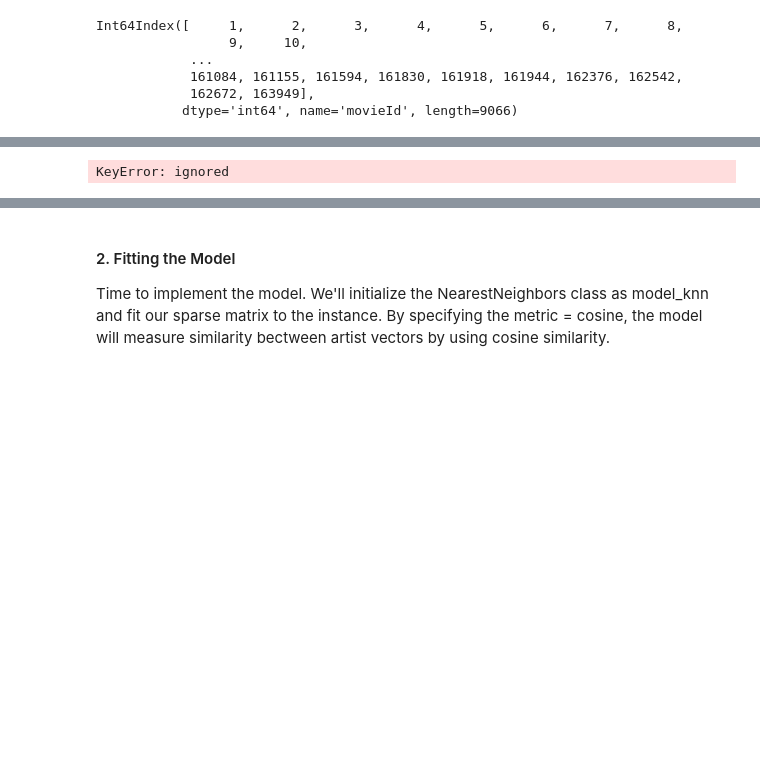
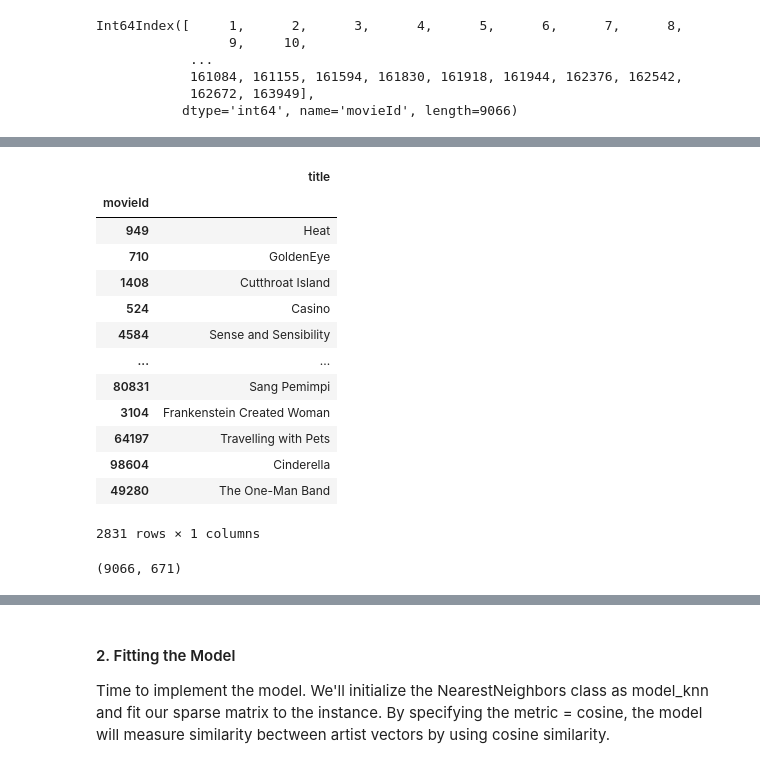
Before and after one commit to duybluemind1988/Data-science, a Jupyter notebook: Recommendation/CF_movie_recommendation_using_KNN_ALS_Keras.ipynb, the cells around one changed output, grey strips where cells are left out. Cells and saved outputs as stored; diff of their text form; code cells hidden in the pictures; blank space fills up the shorter version.

```diff
--- a/Recommendation/CF_movie_recommendation_using_KNN_ALS_Keras.ipynb
+++ b/Recommendation/CF_movie_recommendation_using_KNN_ALS_Keras.ipynb
@@ -512,0 +565,19 @@ Int64Index([     1,      2,      3,      4,      5,      6,      7,      8,
+# %%
+# find name movie in df_movies (45000) from movie_user_mat (9066)
+id_movie_df=df_movies[df_movies.index.isin(movie_user_mat.index)]
+id_movie_df
+# %% [output]
+|  | title |
+| movieId |  |
+| 949 | Heat |
+| 710 | GoldenEye |
+| 1408 | Cutthroat Island |
+| 524 | Casino |
+| 4584 | Sense and Sensibility |
+| ... | ... |
+| 80831 | Sang Pemimpi |
+| 3104 | Frankenstein Created Woman |
+| 64197 | Travelling with Pets |
+| 98604 | Cinderella |
+| 49280 | The One-Man Band |
+2831 rows × 1 columns
@@ -513,12 +589,16 @@ Int64Index([     1,      2,      3,      4,      5,      6,      7,      8,
 # %%
+# Another solution: use enumerate
 # create mapper from movie title to index
-movie_to_idx = {
-    movie: i for i, movie in
-    enumerate(list(df_movies.set_index('movieId').loc[movie_user_mat.index].title))
-}
-movie_to_idx
+#movie_to_idx = {
+#    movie: i for i, movie in
+#    enumerate(list(df_movies.set_index('movieId').loc[movie_user_mat.index].title))
+#}
+#movie_to_idx
-# %% [output]
-KeyError: ignored
 # %%
 # transform matrix to scipy sparse matrix
+#from scipy.sparse import csr_matrix
 movie_user_mat_sparse = csr_matrix(movie_user_mat.values)
+movie_user_mat_sparse.shape
+# 9066 movie, 671 users
+# %% [output]
+(9066, 671)
```
Also changed, not shown: parts of 8 cells of this notebook.
